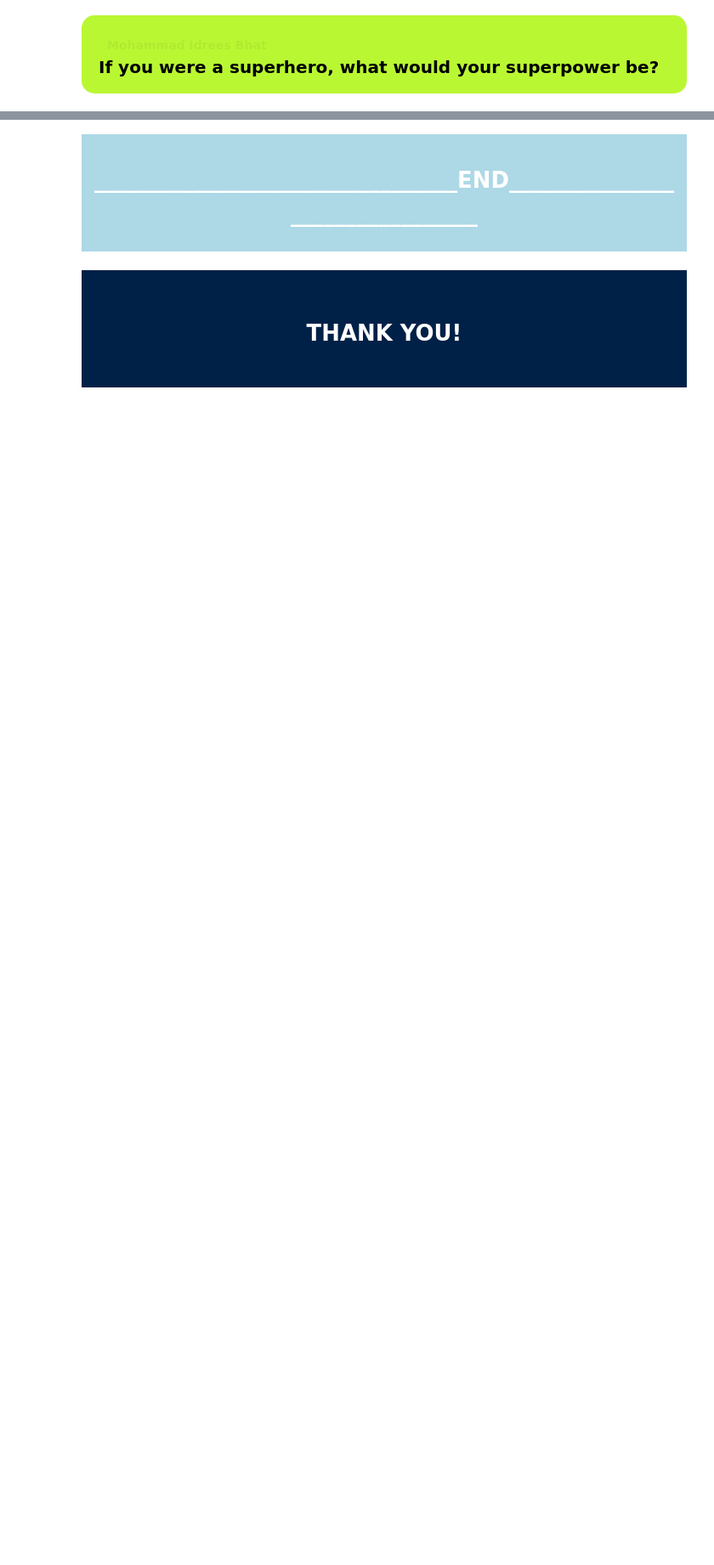
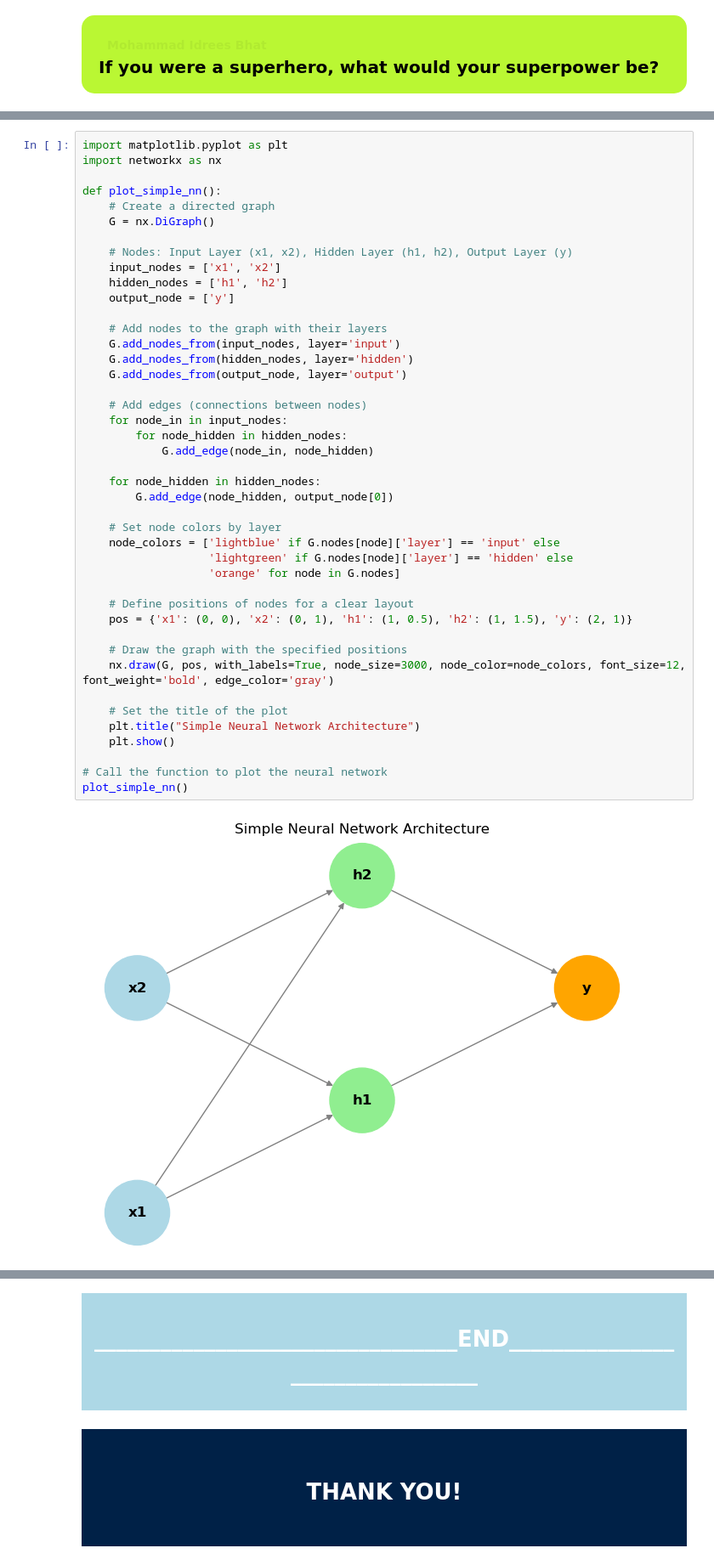
Before and after one commit to devidrees/Data-Analytix-Content-Prep, a Jupyter notebook: Main content day wise/Week 8/Day 27-28/Building NNs.ipynb, the cells around one changed output, grey strips where cells are left out. Shown at 85% size. Cells and saved outputs as stored; diff of their text form; blank space fills up the shorter version.

```diff
--- a/Main content day wise/Week 8/Day 27-28/Building NNs.ipynb
+++ b/Main content day wise/Week 8/Day 27-28/Building NNs.ipynb
@@ -108,0 +70,45 @@ Now it's your turn!
+# %%
+import matplotlib.pyplot as plt
+import networkx as nx
+
+def plot_simple_nn():
+    # Create a directed graph
+    G = nx.DiGraph()
+
+    # Nodes: Input Layer (x1, x2), Hidden Layer (h1, h2), Output Layer (y)
+    input_nodes = ['x1', 'x2']
+    hidden_nodes = ['h1', 'h2']
+    output_node = ['y']
+
+    # Add nodes to the graph with their layers
+    G.add_nodes_from(input_nodes, layer='input')
+    G.add_nodes_from(hidden_nodes, layer='hidden')
+    G.add_nodes_from(output_node, layer='output')
+
+    # Add edges (connections between nodes)
+    for node_in in input_nodes:
+        for node_hidden in hidden_nodes:
+            G.add_edge(node_in, node_hidden)
+
+    for node_hidden in hidden_nodes:
+        G.add_edge(node_hidden, output_node[0])
+
+    # Set node colors by layer
+    node_colors = ['lightblue' if G.nodes[node]['layer'] == 'input' else
+                   'lightgreen' if G.nodes[node]['layer'] == 'hidden' else
+                   'orange' for node in G.nodes]
+
+    # Define positions of nodes for a clear layout
+    pos = {'x1': (0, 0), 'x2': (0, 1), 'h1': (1, 0.5), 'h2': (1, 1.5), 'y': (2, 1)}
+
+    # Draw the graph with the specified positions
+    nx.draw(G, pos, with_labels=True, node_size=3000, node_color=node_colors, font_size=12, font_weight='bold', edge_color='gray')
+
+    # Set the title of the plot
+    plt.title("Simple Neural Network Architecture")
+    plt.show()
+
+# Call the function to plot the neural network
+plot_simple_nn()
+# %% [output]
+[figure, added]
```
Also changed, not shown: parts of 98 cells of this notebook, 1 other file.
